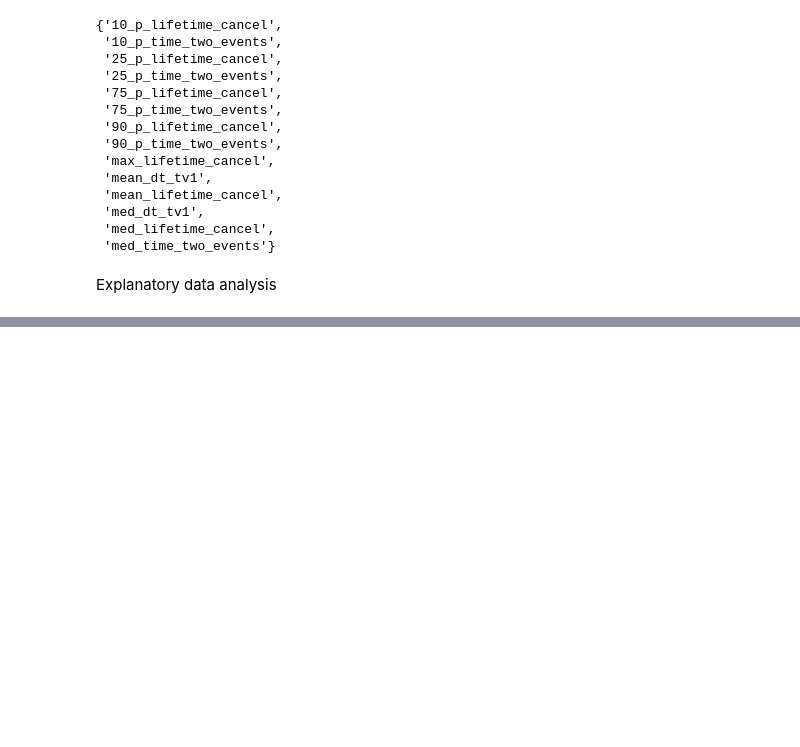
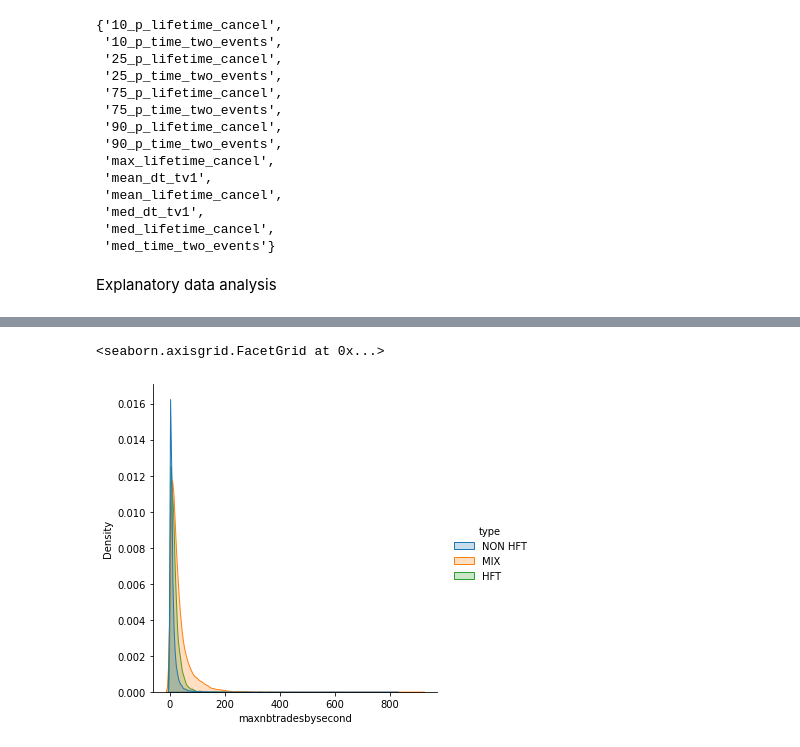
Before and after one commit to Valdi35/Detect-HFT-traders-Machine-learning-, a Jupyter notebook: Challenge_AMF.ipynb, the cells around one changed output, grey strips where cells are left out. Cells and saved outputs as stored; diff of their text form; code cells hidden in the pictures; blank space fills up the shorter version.

```diff
--- a/Challenge_AMF.ipynb
+++ b/Challenge_AMF.ipynb
@@ -310,0 +345,5 @@ df = pd.DataFrame(data=df)
+# %%
+sns.displot(df, x="maxnbtradesbysecond", hue="type", kind="kde", fill=True)
+# %% [output]
+<seaborn.axisgrid.FacetGrid at 0x...>
+[figure, added]
```
Also changed, not shown: parts of 14 cells of this notebook.
